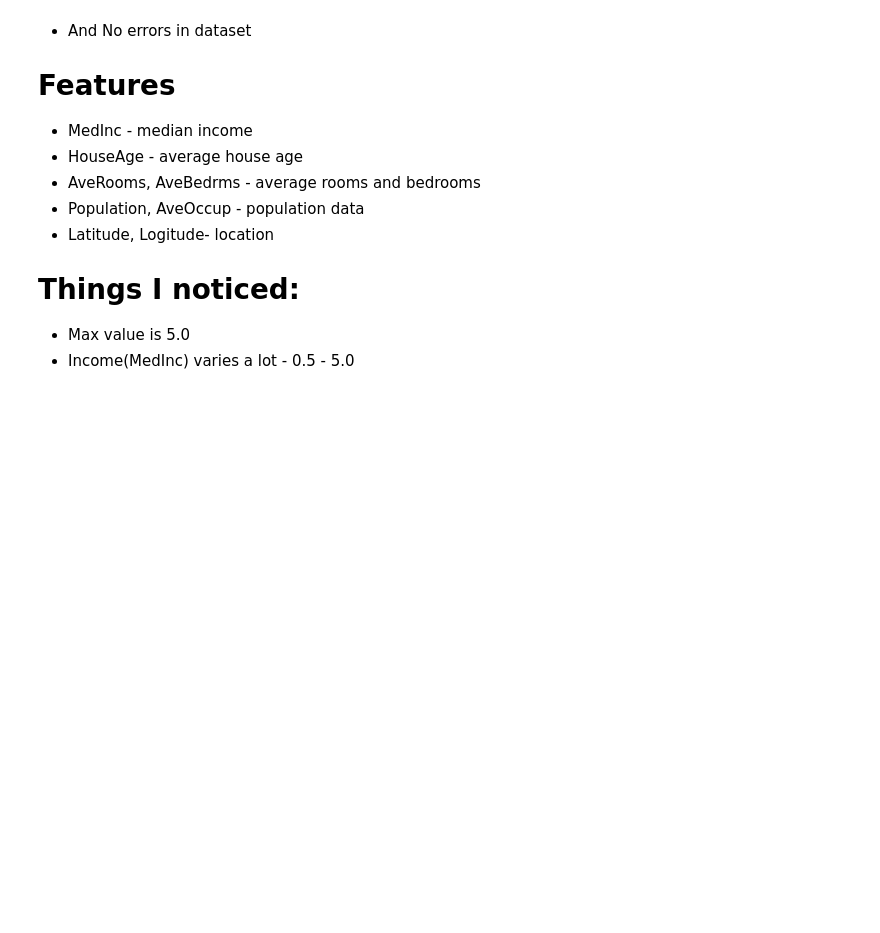
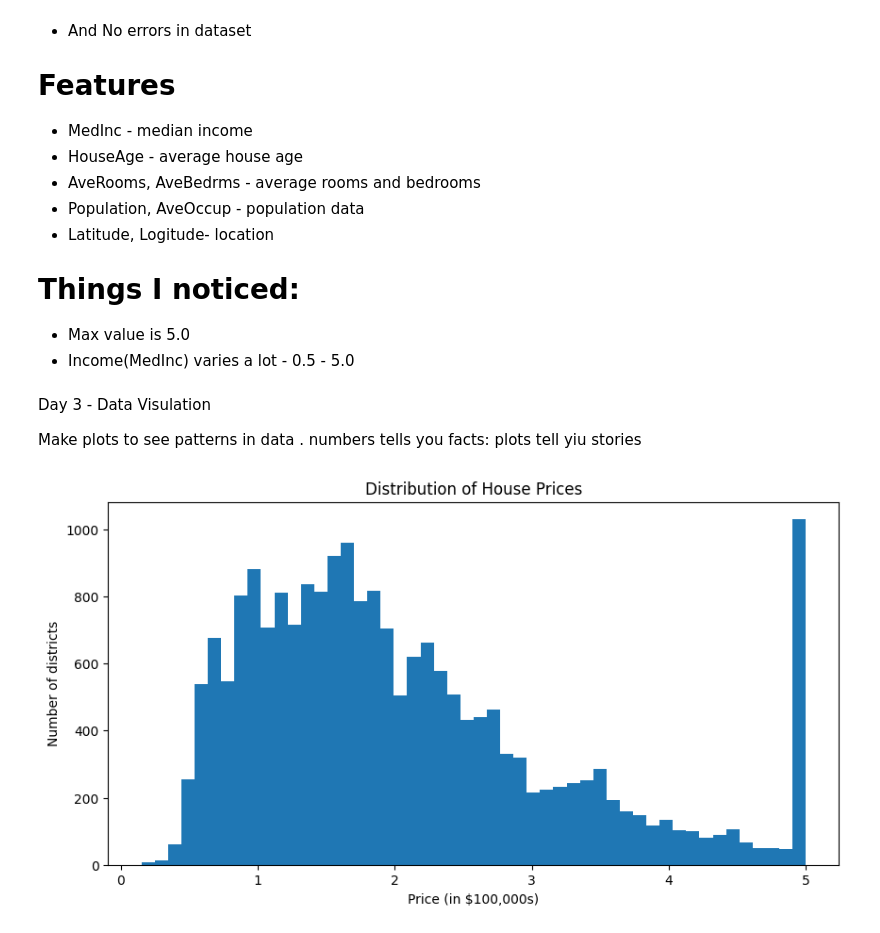
Before and after one commit to Roshan0003goud/california-housing-regression, a Jupyter notebook: notebooks/01_data_exploration.ipynb, the cells around one changed output. Drawn from its saved outputs; the diff is of its cells as text; code cells hidden in the pictures; blank space fills up the shorter version.

Commit message:
Day 3: Data visualization with 6 plots

```diff
--- a/notebooks/01_data_exploration.ipynb
+++ b/notebooks/01_data_exploration.ipynb
@@ -95,3 +96,19 @@ dtype: int64
 # Things I noticed:
 * Max value is 5.0
 * Income(MedInc) varies a lot - 0.5 - 5.0
+# %% [markdown]
+Day 3 - Data Visulation
+
+Make plots to see patterns in data . numbers tells you facts:
+plots tell yiu stories
+# %%
+
+
+plt.figure(figsize=(10, 5))
+plt.hist(df['Price'], bins=50)
+plt.xlabel('Price (in $100,000s)')
+plt.ylabel('Number of districts')
+plt.title('Distribution of House Prices')
+plt.show()
+# %% [output]
+[figure, added]
```
Also changed, not shown: parts of 7 cells of this notebook, 2 other files.
